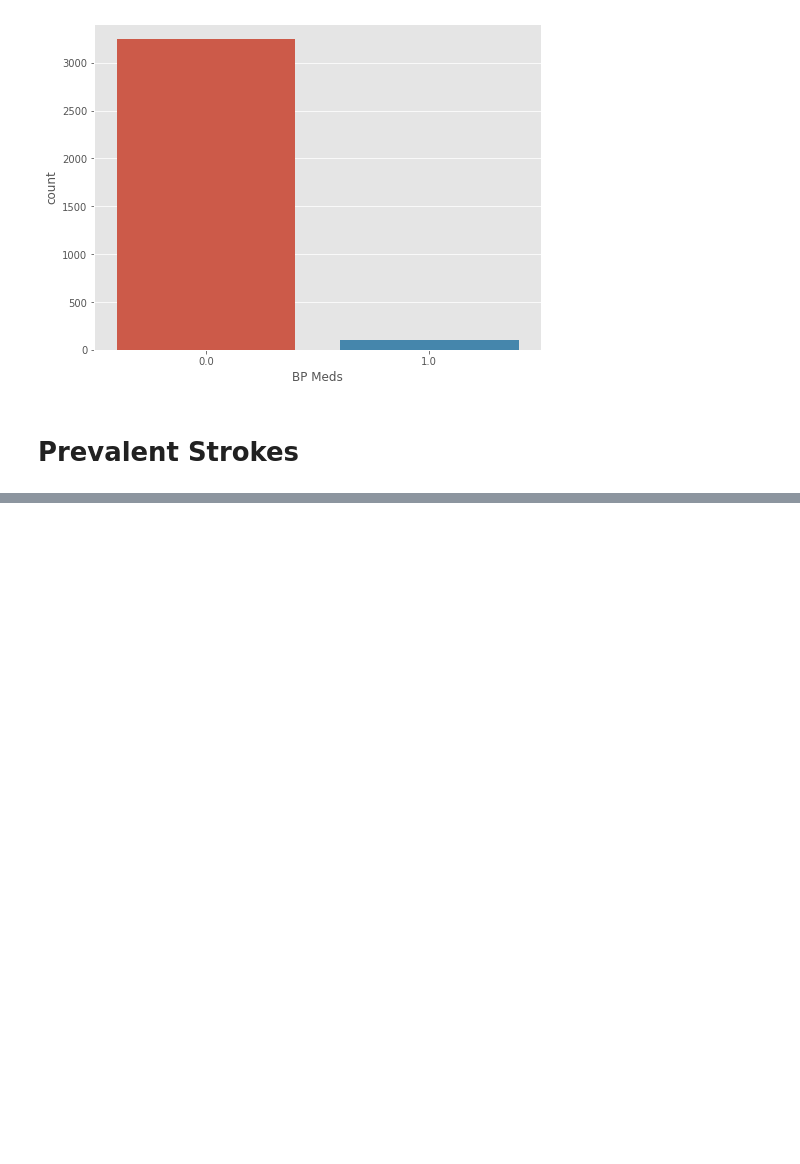
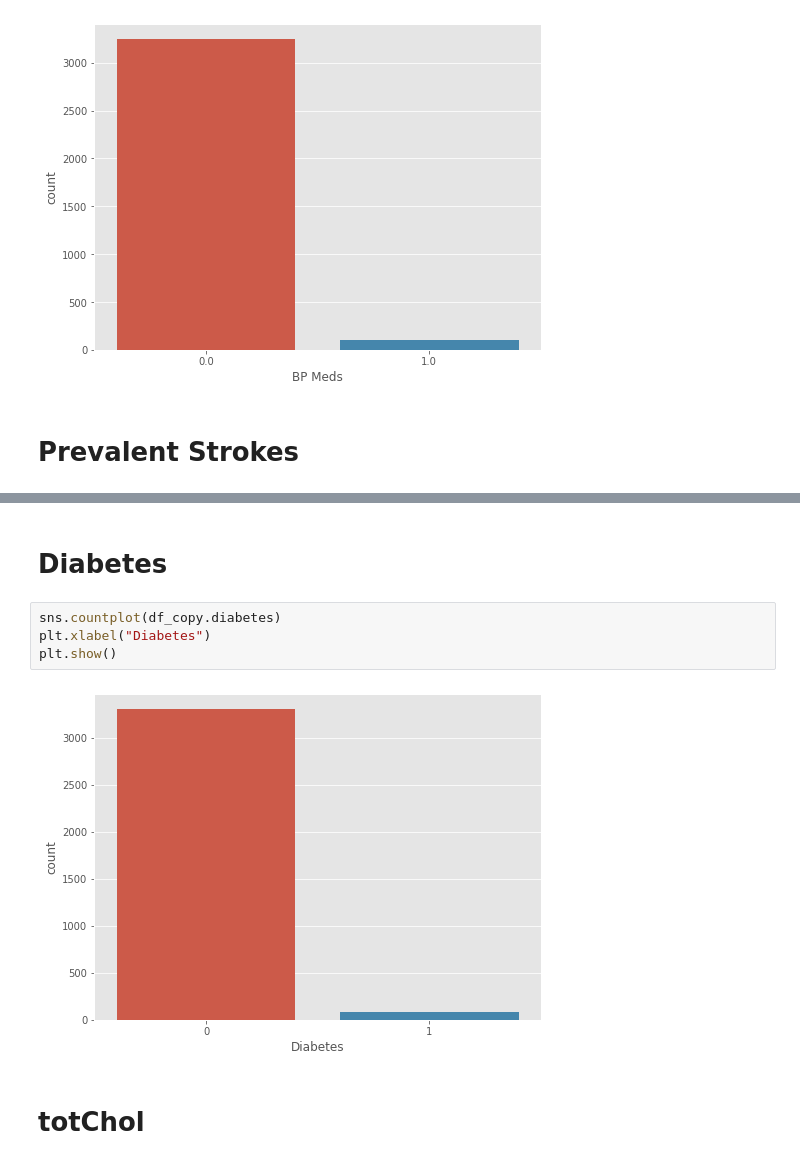
Before and after one commit to Vishwaschole/Cardiovascular-Risk-Prediction, a Jupyter notebook: cardiovascular_Almabetter.ipynb, the cells around one changed output, grey strips where cells are left out. Drawn from its saved outputs; the diff is of its cells as text; blank space fills up the shorter version.

```diff
--- a/cardiovascular_Almabetter.ipynb
+++ b/cardiovascular_Almabetter.ipynb
@@ -237,0 +250,10 @@ plt.show()
+# %% [markdown]
+# **Diabetes**
+# %%
+sns.countplot(df_copy.diabetes)
+plt.xlabel("Diabetes")
+plt.show()
+# %% [output]
+[figure, added]
+# %% [markdown]
+# **totChol**
```
Also changed, not shown: parts of 36 cells of this notebook.
